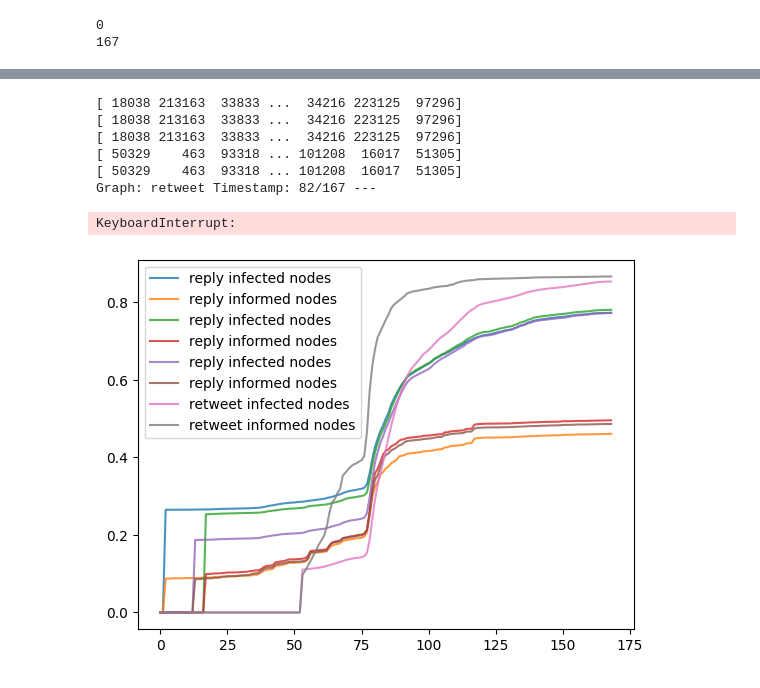
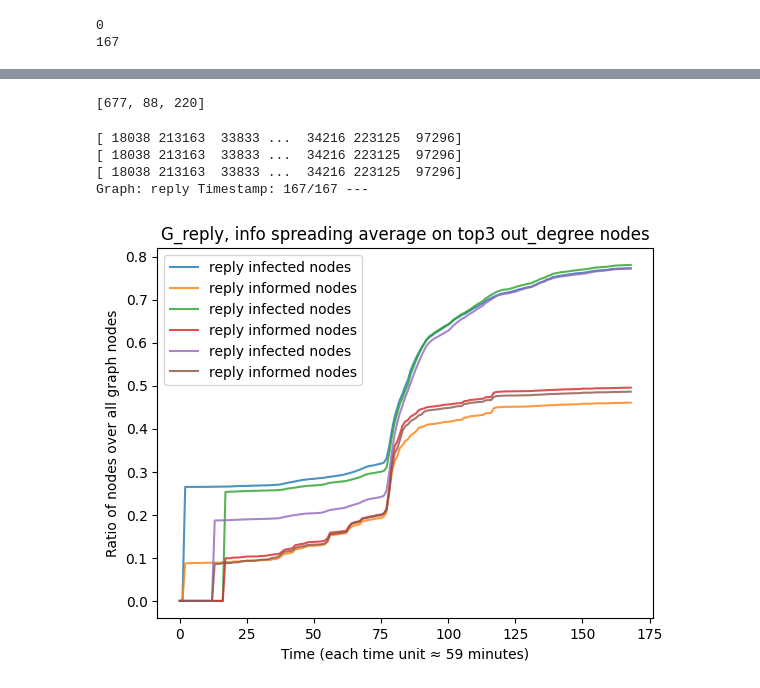
Before and after one commit to francescoopiccoli/higgs-twitter-network-science, a Jupyter notebook: src/process_final.ipynb, the cells around one changed output, grey strips where cells are left out. Drawn from its saved outputs; the diff is of its cells as text; code cells hidden in the pictures.

```diff
--- a/src/process_final.ipynb
+++ b/src/process_final.ipynb
@@ -68,7 +68,7 @@ def build_social_network_df(graph):
     social_network_df = social_network_df.drop_duplicates()
     return social_network_df
 
-def simulate_spreading(graph_df, social_network_df, seed_node, start_timestamp, end_timestamp, number_of_component_nodes, number_of_total_nodes, name="name_not_given", plot=True):
+def simulate_spreading(graph_df, social_network_df, seed_node, start_timestamp, end_timestamp, number_of_component_nodes, number_of_total_nodes, name="name_not_given", plot=True, title=""):
 
     graph_nodes = np.zeros(max(social_network_df['source'].max(), social_network_df['target'].max()) + 1)
     print(graph_df['source'].unique())
@@ -127,8 +127,12 @@ def simulate_spreading(graph_df, social_network_df, seed_node, start_timestamp,
     # infected_nodes_new = np.mean(infected_nodes_new, axis=0)
 
     if plot:
-        plt.plot(np.arange(min_timestamp, max_timestamp+2), infected_nodes_time, label=f'{name}' + ' infected nodes', alpha=0.8)
-        plt.plot(np.arange(min_timestamp, max_timestamp+2), informed_nodes_time, label=f'{name}' + ' informed nodes', alpha=0.8)
+        x_range = np.arange(min_timestamp, max_timestamp+2)
+        plt.plot(x_range, infected_nodes_time, label=f'{name}' + ' infected nodes', alpha=0.8)
+        plt.plot(x_range, informed_nodes_time, label=f'{name}' + ' informed nodes', alpha=0.8)
+        plt.title(title)
+        plt.xlabel('Time (each time unit ≈ ' + str((24*7*60) // len(x_range)) + " minutes)")
+        plt.ylabel('Ratio of nodes over all graph nodes')
         plt.legend()
     return infected_nodes, informed_nodes, infected_nodes_time, informed_nodes_time
 
@@ -210,10 +214,10 @@ mention_graph_name ="mention"
 
 out_degree_name = "max " + str(n_nodes) + " out_degree nodes"
 
-max_degree_reply = get_nodes_by_centrality(G_reply, n_nodes, metric='out_degree')
-max_degree_retweet = get_nodes_by_centrality(G_retweet, n_nodes, metric='out_degree')
-max_degree_mention = get_nodes_by_centrality(G_mention, n_nodes, metric='out_degree')
+max_out_degree_reply = get_nodes_by_centrality(G_reply, n_nodes, metric='out_degree')
+max_out_degree_retweet = get_nodes_by_centrality(G_retweet, n_nodes, metric='out_degree')
+max_out_degree_mention = get_nodes_by_centrality(G_mention, n_nodes, metric='out_degree')
 
-util.print_and_log(reply_graph_name, out_degree_name, max_degree_reply)
-util.print_and_log(retweet_graph_name, out_degree_name, max_degree_retweet)
-util.print_and_log(mention_graph_name, out_degree_name, max_degree_mention)
+# util.print_and_log(reply_graph_name, out_degree_name, max_out_degree_reply)
+# util.print_and_log(retweet_graph_name, out_degree_name, max_out_degree_retweet)
+# util.print_and_log(mention_graph_name, out_degree_name, max_out_degree_mention)
@@ -266,0 +286,4 @@ Graph: reply Timestamp: 167/167 ---
+# %%
+infected_nodes, informed_nodes, infected_nodes_time, informed_nodes_time = simulate_spreading(G_reply_lcc_df,\
+            G_social_df, max_in_degree_reply[0], start_timestamp, end_timestamp, len(G_reply_lcc.nodes()),\
+            len(G_social.nodes()), name="reply", plot=True, title="G_reply info spreading, seed node = max in_degree node")
@@ -267,16 +294,17 @@ Graph: reply Timestamp: 167/167 ---
 # %%
-def simulate_spreading_n_nodes(graph_df, social_network_df, seed_nodes, start_timestamp, end_timestamp, number_of_component_nodes, number_of_total_nodes, name="name_not_given", plot=True):
+def simulate_spreading_n_nodes(graph_df, social_network_df, seed_nodes, start_timestamp, end_timestamp, number_of_component_nodes, number_of_total_nodes, name="name_not_given", plot=True, title=""):
 
     infected_nodes_n, informed_nodes_n, infected_nodes_time_n, informed_nodes_time_n = [], [], [], []
-
+    top_label = 1
     for node in seed_nodes:
         infected_nodes, informed_nodes, infected_nodes_time, informed_nodes_time = simulate_spreading(\
-                graph_df, social_network_df, node, start_timestamp, end_timestamp, number_of_component_nodes, number_of_total_nodes, name=name, plot=plot)
+                graph_df, social_network_df, node, start_timestamp, end_timestamp, number_of_component_nodes, number_of_total_nodes, name= name + " top" + str(top_label), plot=plot, title=title)
 
         infected_nodes_n.append(infected_nodes)
         informed_nodes_n.append(informed_nodes)
         infected_nodes_time_n.append(infected_nodes_time)
         informed_nodes_time_n.append(informed_nodes_time)
+        top_label += 1
 
     return infected_nodes_n, informed_nodes_n, infected_nodes_time_n, informed_nodes_time_n
 # %%
@@ -285,15 +313,15 @@ def cum_to_diff(time):
 # %%
 def get_crosscorr(proc_n_1, proc_n_2):
     return np.mean([np.correlate(cum_to_diff(proc_1), cum_to_diff(proc_2), 'full') for proc_1, proc_2 in zip(proc_n_1, proc_n_2)], axis=0)
+
+print(max_out_degree_reply[:3])
+# %% [output]
+[677, 88, 220]
 # %%
-_, _, infected_nodes_time_rep, informed_nodes_time_rep = simulate_spreading_n_nodes(G_reply_lcc_df, G_social_df, max_degree_reply, start_timestamp, end_timestamp, len(G_reply_lcc.nodes()), len(G_social.nodes()), name="reply", plot=True)
-_, _, infected_nodes_time_ret, informed_nodes_time_ret = simulate_spreading_n_nodes(G_retweet_lcc_df, G_social_df, max_degree_retweet, start_timestamp, end_timestamp, len(G_retweet_lcc.nodes()), len(G_social.nodes()), name="retweet", plot=True)
+_, _, infected_nodes_time_rep, informed_nodes_time_rep = simulate_spreading_n_nodes(G_reply_lcc_df, G_social_df, max_out_degree_reply[:3], start_timestamp, end_timestamp, len(G_reply_lcc.nodes()), len(G_social.nodes()), name="reply", plot=True, title="G_reply, info spreading average on top3 out_degree nodes")
 # %% [output]
 [ 18038 213163  33833 ...  34216 223125  97296]
 [ 18038 213163  33833 ...  34216 223125  97296]
 [ 18038 213163  33833 ...  34216 223125  97296]
-[ 50329    463  93318 ... 101208  16017  51305]
-[ 50329    463  93318 ... 101208  16017  51305]
-Graph: retweet Timestamp: 82/167 ---
+Graph: reply Timestamp: 167/167 ---
-KeyboardInterrupt:
-[figure, old version]
+[figure, new version]
```
Also changed, not shown: parts of 9 cells of this notebook.
